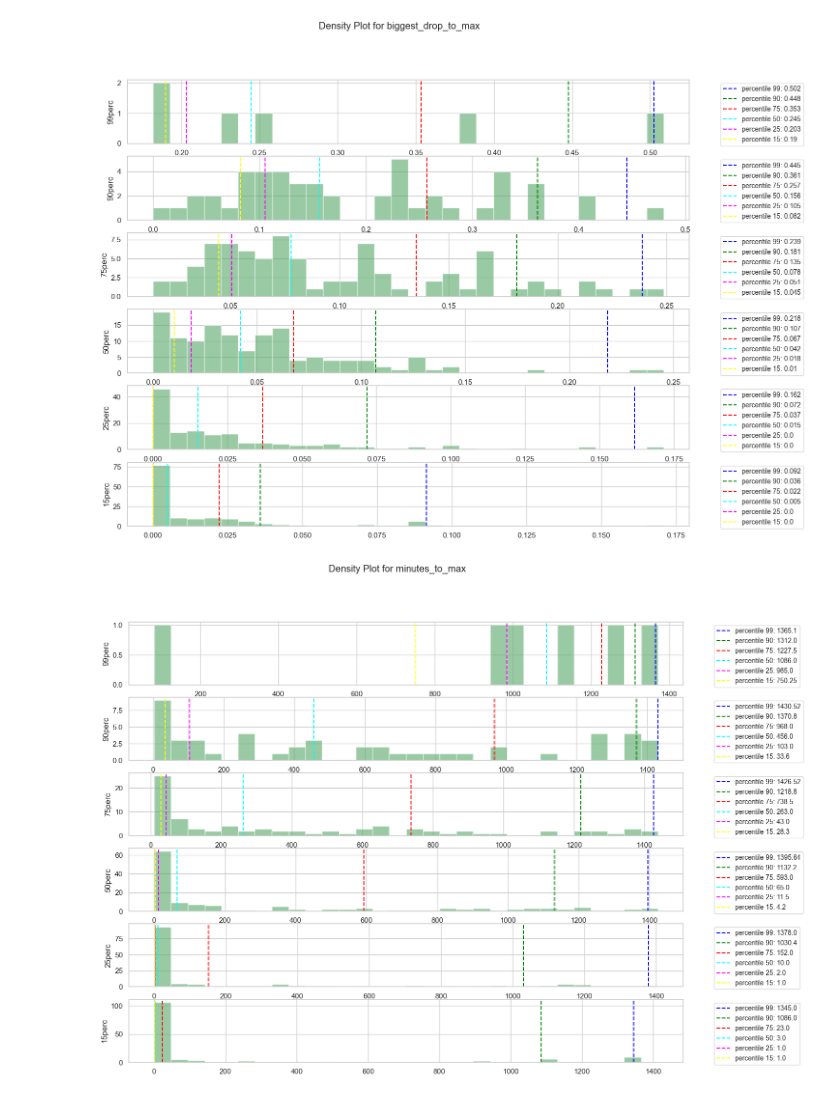
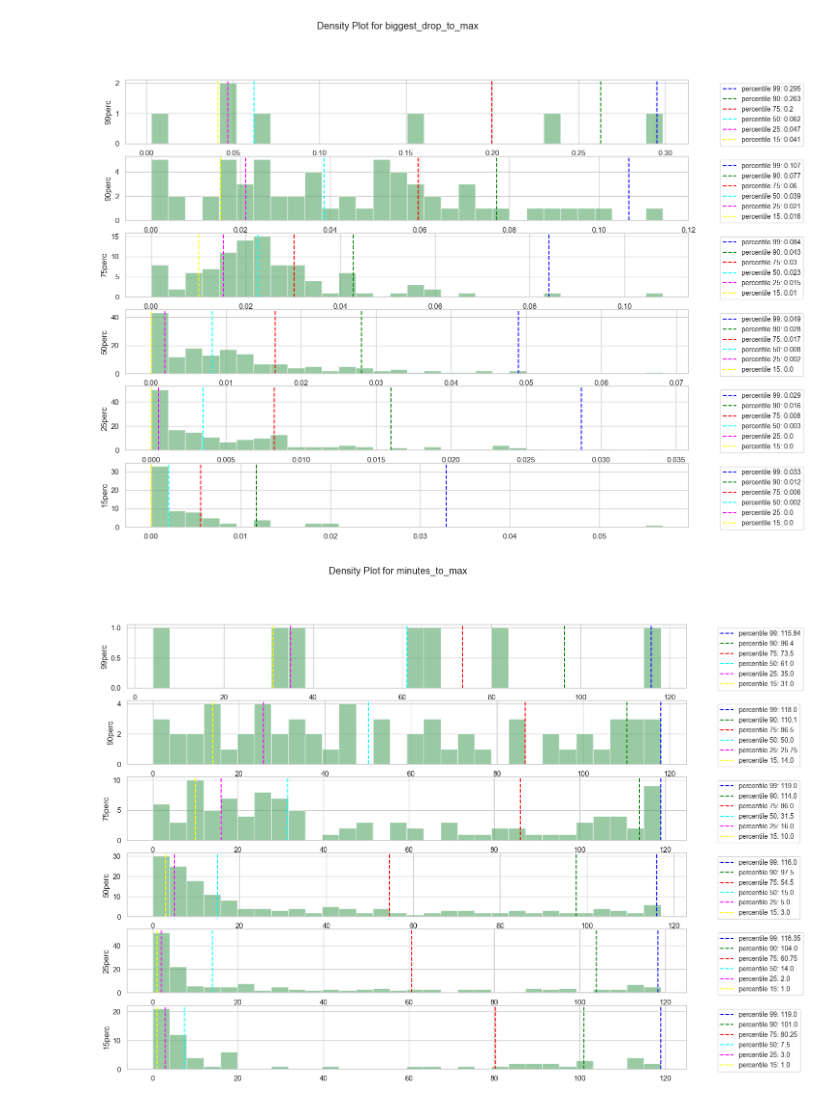
Before and after one commit to albertoRainieri/Crypto_Trading_System, a Jupyter notebook: analysis/Analysis-5min.ipynb, the cells around one changed output. Drawn from its saved outputs; the diff is of its cells as text; code cells hidden in the pictures.

```diff
--- a/analysis/Analysis-5min.ipynb
+++ b/analysis/Analysis-5min.ipynb
@@ -86,7 +88,8 @@ s3="buy_vol_5m:0.6/vol_5m:80/timeframe:720"
 s4="buy_vol_5m:0.6/vol_5m:200/timeframe:1440"
 s5="buy_vol_5m:0.9/vol_5m:80/timeframe:1440" #best so far 6-dec-2023
 s6="buy_vol_5m:0.95/vol_5m:30/timeframe:1440"
+s7="buy_vol_5m:0.8/vol_5m:80/timeframe:120"
 
-inspect_key(s4, percentile_list, showPercentile=None, DISCOVER=False)
+inspect_key(s7, percentile_list, showPercentile=None, DISCOVER=True)
 # %% [output]
 Downloading /Users/albertorainieri/Projects/Personal/analysis/analysis_json_v3/analysis.json
@@ -98,3 +113,3 @@ Timeseries has been downloaded
-[figure, old version]
+[figure, new version]
-[figure, old version]
+[figure, new version]
 |  | index | max_bottom | n_events | minimum_to_max_99 | minimum_to_max_90 | minimum_to_max_75 | ... |
```
Also changed, not shown: parts of 4 cells of this notebook, 1 other file.
